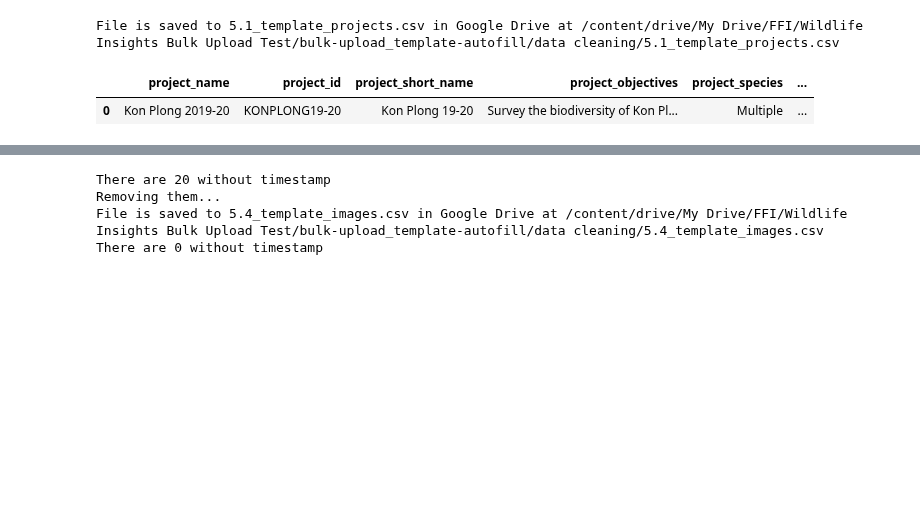
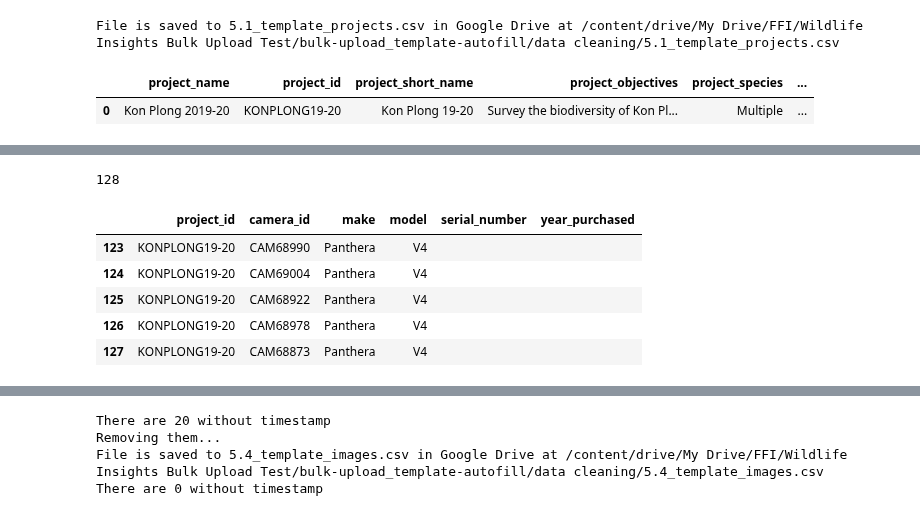
Before and after one commit to FFI-Vietnam/camtrap-tools, a Jupyter notebook: Wildlife Insights/bulk-upload/05_autofill-template.ipynb, the cells around one changed output, grey strips where cells are left out. Drawn from its saved outputs; the diff is of its cells as text; code cells hidden in the pictures; blank space fills up the shorter version.

Commit message:
explore the bug that causes some cameras in deployments_template but not in cameras_template

```diff
--- a/Wildlife Insights/bulk-upload/05_autofill-template.ipynb
+++ b/Wildlife Insights/bulk-upload/05_autofill-template.ipynb
@@ -311,0 +314,16 @@ File is saved to 5.3_template_deployments.csv in Google Drive at /content/drive/
+# %%
+# sanity check matching of cameras in deployments
+a = set(deployments_template['camera_id']) - set(cameras_template['camera_id'])
+# a = set(cameras_template['camera_id']) - set(deployments_template['camera_id'])
+# a = list(a)
+# b = deployments_template[deployments_template['camera_id'].isin(a)]['deployment_id']
+# images_template[images_template['deployment_id'].isin(b)]
+a
+for i in list(a):
+  print(i)
+  cameras_template.append({"project_id": "KONPLONG19-20",
+                           "camera_id": i,
+                           "make": "Panthera",
+                           "model": "V4",
+                           "serial_number" : "",
+                           "year_purchased": ""	}, ignore_index=True)
@@ -311,0 +339,13 @@ File is saved to 5.3_template_deployments.csv in Google Drive at /content/drive/
+# %%
+len(cameras_template)
+# %% [output]
+128
+# %%
+cameras_template.tail()
+# %% [output]
+|  | project_id | camera_id | make | model | serial_number | year_purchased |
+| 123 | KONPLONG19-20 | CAM68990 | Panthera | V4 |  |  |
+| 124 | KONPLONG19-20 | CAM69004 | Panthera | V4 |  |  |
+| 125 | KONPLONG19-20 | CAM68922 | Panthera | V4 |  |  |
+| 126 | KONPLONG19-20 | CAM68978 | Panthera | V4 |  |  |
+| 127 | KONPLONG19-20 | CAM68873 | Panthera | V4 |  |  |
```
Also changed, not shown: parts of 6 cells of this notebook.
